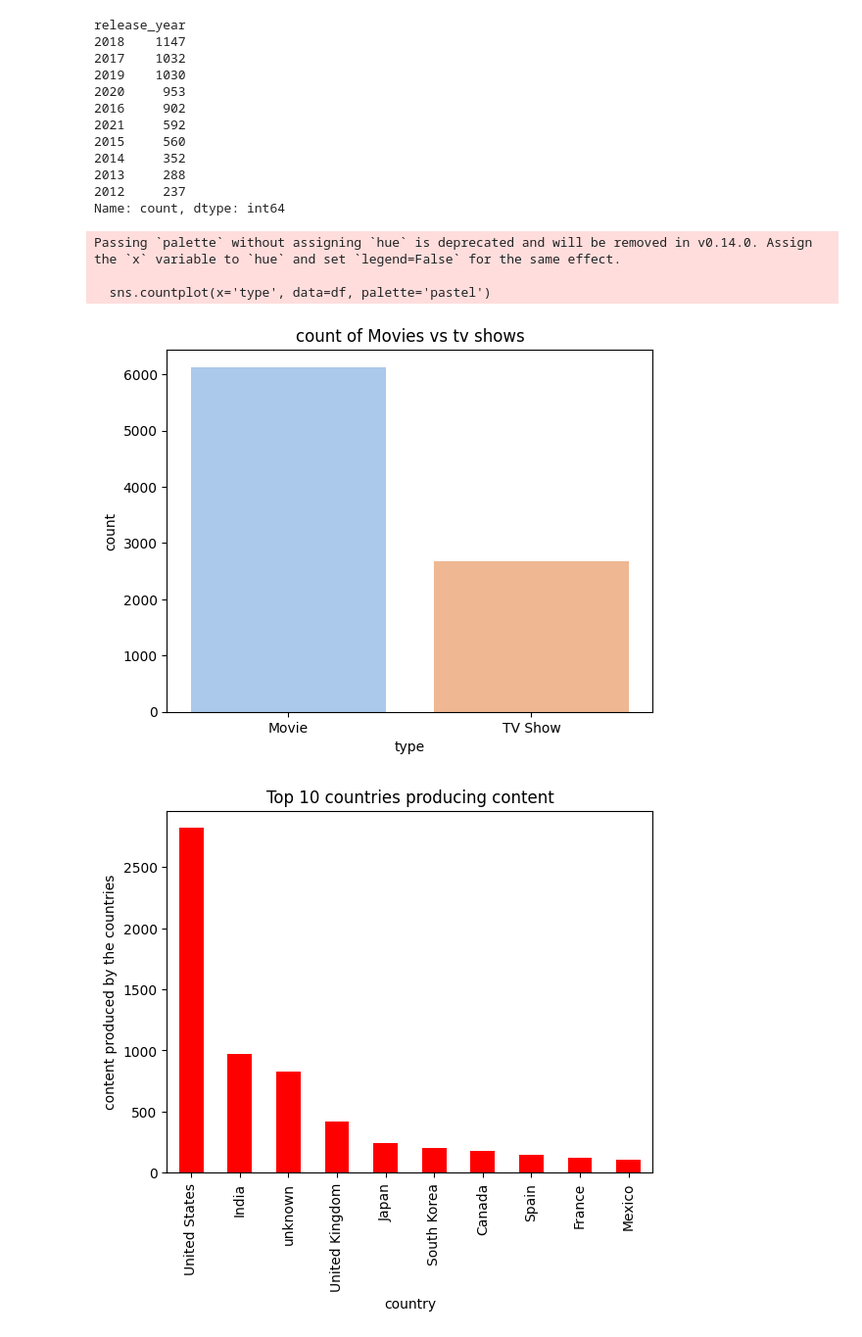
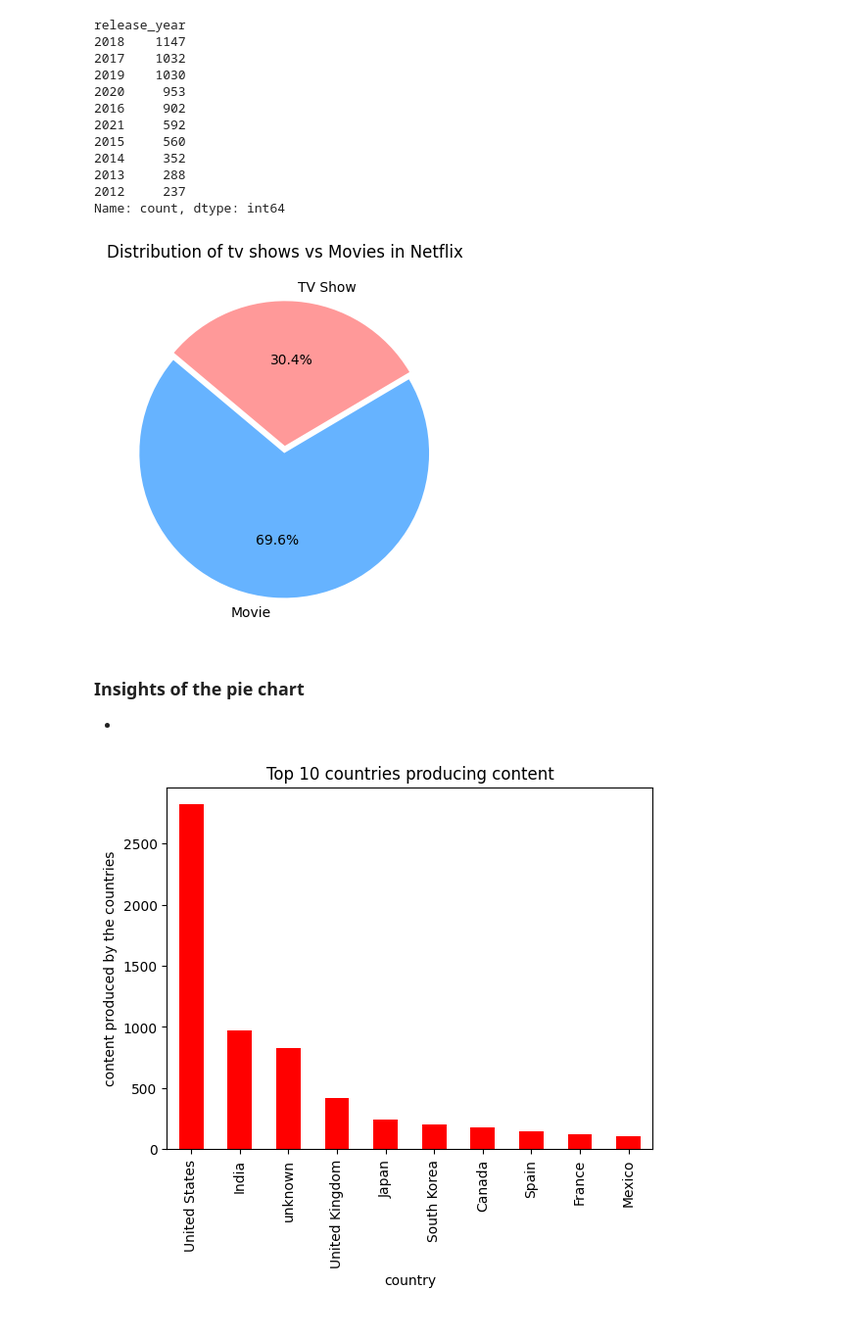
Before and after one commit to anjali0906vinod/netflix_analysis, a Jupyter notebook: netflix.ipynb, the cells around one changed output. Shown at 98% size. Saved outputs shown, nothing was run; the diff lists cells and outputs as text; code cells hidden in the pictures.

```diff
--- a/netflix.ipynb
+++ b/netflix.ipynb
@@ -155,14 +155,27 @@ Name: count, dtype: int64
 import matplotlib.pyplot as plt
 import seaborn as sns
 # %%
-sns.countplot(x='type', data=df, palette='pastel')
-plt.title('count of Movies vs tv shows')
+type_counts = df['type'].value_counts()
+colors = ['#66b3ff', '#ff9999']
+
+#plot
+plt.Figure(figsize=(6,6))
+plt.pie(
+    type_counts,
+    labels= type_counts.index,
+    autopct='%1.1f%%',
+    startangle=140,
+    colors=colors,
+    explode=[0.05, 0]
+)
+plt.title('Distribution of tv shows vs Movies in Netflix')
+plt.savefig('plots/distribution_of_tv_shows_and_movies_piechart.png')
 plt.show()
 # %% [output]
-Passing `palette` without assigning `hue` is deprecated and will be removed in v0.14.0. Assign the `x` variable to `hue` and set `legend=False` for the same effect.
-
-  sns.countplot(x='type', data=df, palette='pastel')
-[figure, old version]
+[figure, new version]
+# %% [markdown]
+### Insights of the pie chart
+-
 # %%
 #plot
 top_countries = df['country'].value_counts().head(10)
```
Also changed, not shown: parts of 10 cells of this notebook, 5 other files.
